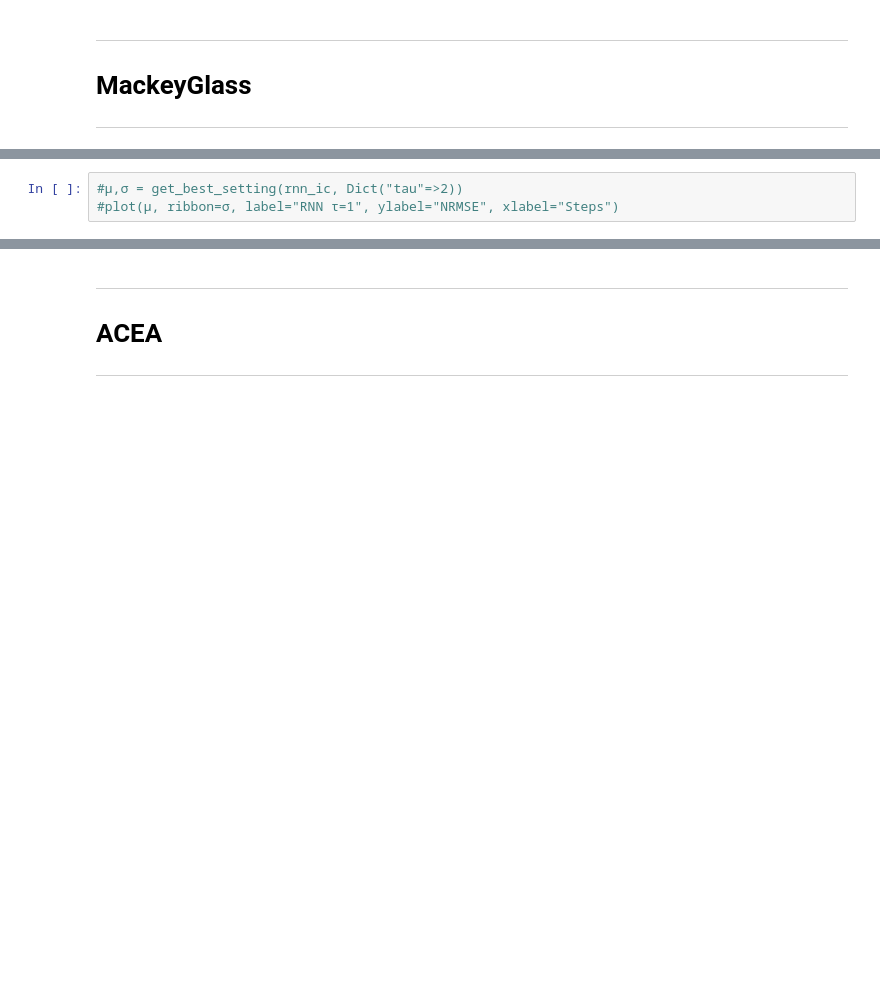
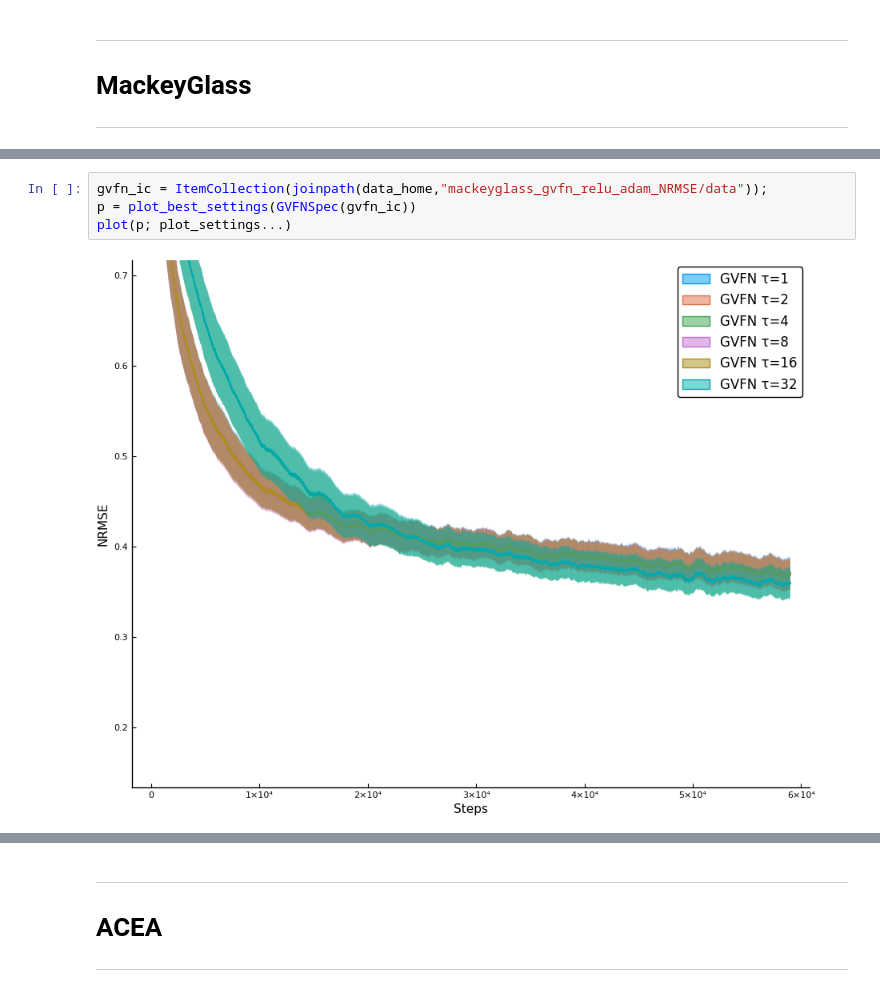
Before and after one commit to mkschleg/GVFN, a Jupyter notebook: jupyter/TimeSeries.ipynb, the cells around one changed output, grey strips where cells are left out. Cells and saved outputs as stored; diff of their text form; blank space fills up the shorter version.

```diff
--- a/jupyter/TimeSeries.ipynb
+++ b/jupyter/TimeSeries.ipynb
@@ -210,3 +160,6 @@ plot(p, size=(900,700))
-# %%
-#μ,σ = get_best_setting(rnn_ic, Dict("tau"=>2))
-#plot(μ, ribbon=σ, label="RNN τ=1", ylabel="NRMSE", xlabel="Steps")
+# %%
+gvfn_ic = ItemCollection(joinpath(data_home,"mackeyglass_gvfn_relu_adam_NRMSE/data"));
+p = plot_best_settings(GVFNSpec(gvfn_ic))
+plot(p; plot_settings...)
+# %% [output]
+[figure, added]
```
Also changed, not shown: parts of 16 cells of this notebook, 1 other file.
